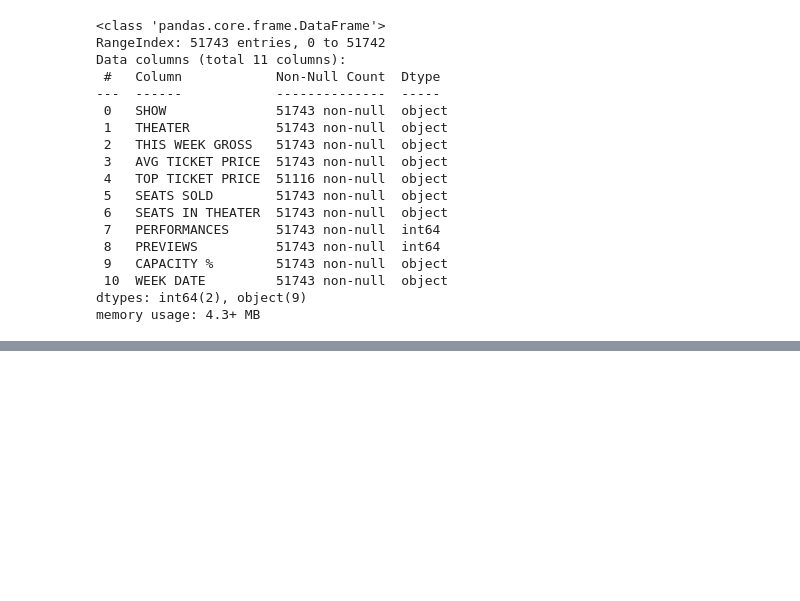
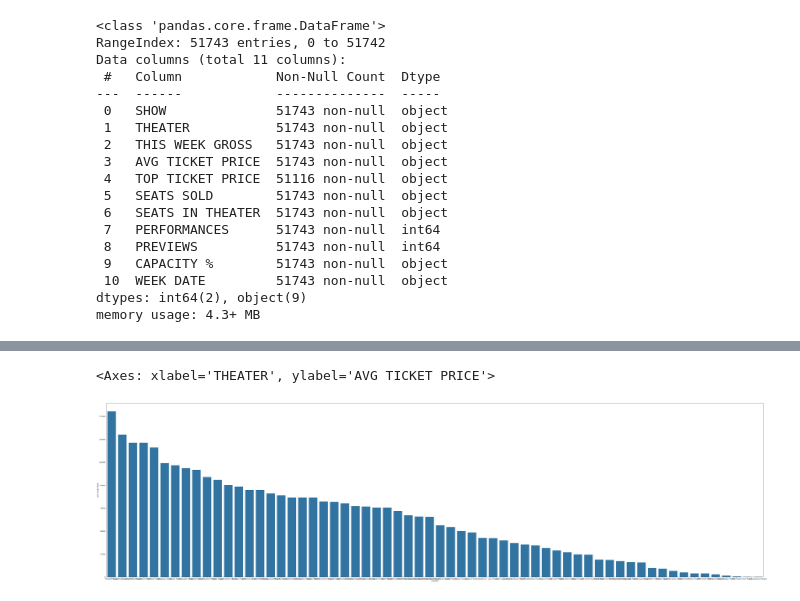
Before and after one commit to BradPutz/Capstone, a Jupyter notebook: Capstone.ipynb, the cells around one changed output, grey strips where cells are left out. Cells and saved outputs as stored; diff of their text form; code cells hidden in the pictures; blank space fills up the shorter version.

```diff
--- a/Capstone.ipynb
+++ b/Capstone.ipynb
@@ -144,0 +170,8 @@ df1.head(5)
+# %%
+plt.figure(figsize=(75,20))
+sns.barplot(data=df1.groupby(["THEATER"]).sum("AVG TICKET PRICE").reset_index().sort_values(by="AVG TICKET PRICE",
+            ascending=False),
+            x="THEATER",y="AVG TICKET PRICE")
+# %% [output]
+<Axes: xlabel='THEATER', ylabel='AVG TICKET PRICE'>
+[figure, added]
```
Also changed, not shown: parts of 50 cells of this notebook.
